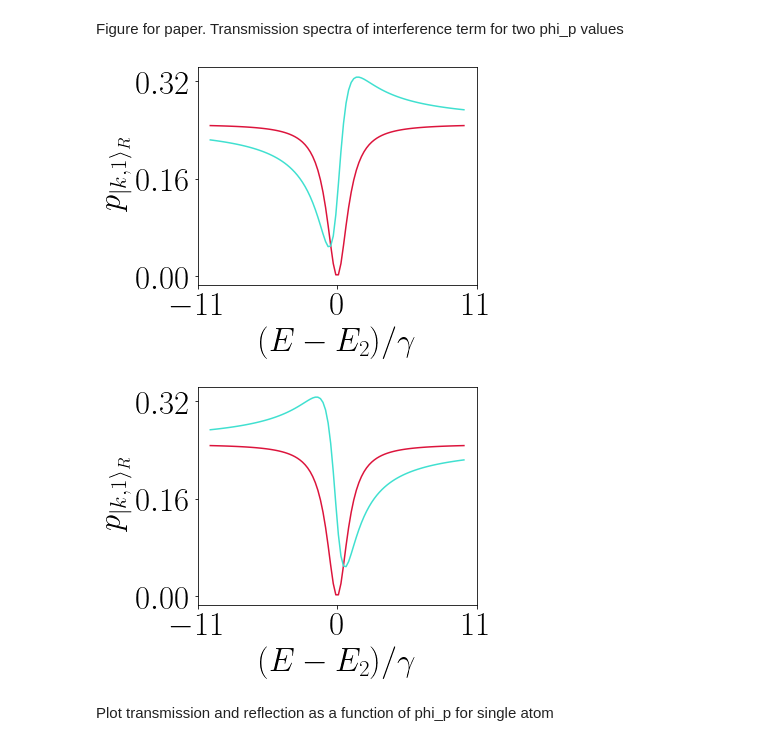
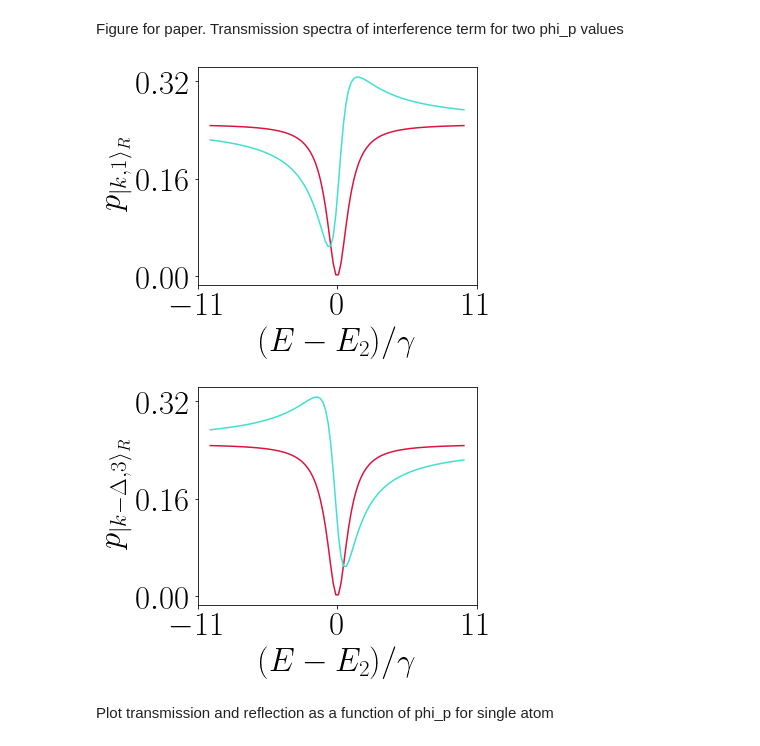
Before and after one commit to janetzhong/Three-Level-Waveguide-QED, a Jupyter notebook: Threelevel_singleatom_singlephoton_nondegenerate_twoway-dephasing.ipynb, the cells around one changed output. Drawn from its saved outputs; the diff is of its cells as text; code cells hidden in the pictures.

```diff
--- a/Threelevel_singleatom_singlephoton_nondegenerate_twoway.ipynb
+++ b/Threelevel_singleatom_singlephoton_nondegenerate_twoway-dephasing.ipynb
@@ -18,61 +18,61 @@ plt.rcParams.update({'font.size': 15})
 # %% [markdown]
 Define transmission and reflection in terms of energy (not frequency - E is conserved but k is not)
 # %%
-def trans1(E2,E,vg,g1,g3):
+def trans1(E2,E,vg,g1,g3,dephasing):
     """
     transmission of three-level atom through atom |1>, with atom initially in |1>
     """
     # E is total energy (E=E1+Ephoton)
-    return 1 - (g1**2)/(1j*(E2-E)*vg + g1**2 + g3**2)
+    return 1 - (g1**2)/(1j*(E2-E)*vg + g1**2 + g3**2 +dephasing)
 
-def ref1(E2,E,vg,g1,g3):
+def ref1(E2,E,vg,g1,g3,dephasing):
     """
     reflection of three-level atom through atom |1>, with atom initially in |1>
     """
     # E is total energy (E=E1+Ephoton)
-    return - (g1**2)/(1j*(E2-E)*vg + g1**2 + g3**2)
+    return - (g1**2)/(1j*(E2-E)*vg + g1**2 + g3**2+dephasing)
 
-def trans3(E2,E,vg,g1,g3):
+def trans3(E2,E,vg,g1,g3,dephasing):
     """
     transmission of three-level atom through atom |3>, with atom initially in |1>
     """
     # E is total energy (E=E1+Ephoton)
-    return - (g1*g3)/(1j*(E2-E)*vg + g1**2 + g3**2)
+    return - (g1*g3)/(1j*(E2-E)*vg + g1**2 + g3**2+dephasing)
 
-def ref3(E2,E,vg,g1,g3):
+def ref3(E2,E,vg,g1,g3,dephasing):
     """
     reflection of three-level atom through atom |3>, with atom initially in |1>
     """
     # E is total energy (E=E1+Ephoton)
-    return - (g1*g3)/(1j*(E2-E)*vg + g1**2 + g3**2)
+    return - (g1*g3)/(1j*(E2-E)*vg + g1**2 + g3**2+dephasing)
 
-def trans1p(E2,E,vg,g1,g3):
+def trans1p(E2,E,vg,g1,g3,dephasing):
     """
     transmission of three-level atom through atom |1>, with atom initially in |3>
     """
     # E is total energy (E=E3+Ephoton)
-    return - (g1*g3)/(1j*(E2-E)*vg + g1**2 + g3**2)
+    return - (g1*g3)/(1j*(E2-E)*vg + g1**2 + g3**2+dephasing)
 
-def ref1p(E2,E,vg,g1,g3):
+def ref1p(E2,E,vg,g1,g3,dephasing):
     """
     reflection of three-level atom through atom |1>, with atom initially in |3>
     """
     # E is total energy (E=E3+Ephoton)
-    return - (g1*g3)/(1j*(E2-E)*vg + g1**2 + g3**2)
+    return - (g1*g3)/(1j*(E2-E)*vg + g1**2 + g3**2+dephasing)
 
-def trans3p(E2,E,vg,g1,g3):
+def trans3p(E2,E,vg,g1,g3,dephasing):
     """
     transmission of three-level atom through atom |3>, with atom initially in |3>
     """
     # E is total energy (E=E3+Ephoton)
-    return 1 - (g3**2)/(1j*(E2-E)*vg + g1**2 + g3**2)
+    return 1 - (g3**2)/(1j*(E2-E)*vg + g1**2 + g3**2+dephasing)
 
-def ref3p(E2,E,vg,g1,g3):
+def ref3p(E2,E,vg,g1,g3,dephasing):
     """
     reflection of three-level atom through atom |3>, with atom initially in |3>
     """
     # E is total energy (E=E3+Ephoton)
-    return - (g3**2)/(1j*(E2-E)*vg + g1**2 + g3**2)
+    return - (g3**2)/(1j*(E2-E)*vg + g1**2 + g3**2+dephasing)
 # %% [markdown]
 in terms of frequency
 # %%
@@ -317,6 +318,7 @@ Figure for paper. Transmission spectra of interference term for two phi_p values
 E_array_min = 0
 E_array_max = 40
 E_array = np.linspace(E_array_min, E_array_max, 100)
+dephasing = 0
 
 def plot_interference_trans(phi_p):
     phi_p = phi_p
@@ -331,8 +333,8 @@ def plot_interference_trans(phi_p):
     amp3 = B*C*exp(1j*phi_p)
     amp4 = B*D*exp(1j*(phi_a+phi_p))
     #Energy subspace A and D
-    p_k_1R=[abs(A*C*trans1(E2,E,vg,g1,g3) + B*D*exp(1j*(phi_a+phi_p))*trans1p(E2,E,vg,g1,g3))**2 for E in E_array]
-    p_kmD_3R=[abs(A*C*trans3(E2,E,vg,g1,g3) + B*D*exp(1j*(phi_a+phi_p))*trans3p(E2,E,vg,g1,g3))**2 for E in E_array]
+    p_k_1R=[abs(A*C*trans1(E2,E,vg,g1,g3,dephasing) + B*D*exp(1j*(phi_a+phi_p))*trans1p(E2,E,vg,g1,g3,dephasing))**2 for E in E_array]
+    p_kmD_3R=[abs(A*C*trans3(E2,E,vg,g1,g3,dephasing) + B*D*exp(1j*(phi_a+phi_p))*trans3p(E2,E,vg,g1,g3,dephasing))**2 for E in E_array]
     return p_k_1R, p_kmD_3R
 
 
@@ -350,35 +352,35 @@ plt.plot((E_array-E2)/2,p_k_1Rexample2, label= '$\phi_p= \pi/2$',c='turquoise')
 #ymin, ymax = plt.gca().get_ylim()
 #plt.yticks(np.round(np.linspace(ymin, ymax, 3), 2))
 plt.yticks(np.round(np.linspace(0, 0.32, 3), 2))
 xmin, xmax = plt.gca().get_xlim()
 plt.xticks(np.round(np.linspace(xmin, xmax, 3), 2))
 plt.xlabel(" $(E -E_2)/\gamma$")
 plt.ylabel(r" $p_{|k,1\rangle_R}$")
 #plt.title("transmission through $|1 \rangle$")
 #plt.legend(frameon=False, loc='lower left')
 #plt.legend(bbox_to_anchor=(0,1.02,1,0.2), loc="lower left",
 #                mode="expand", borderaxespad=0, ncol=6,handlelength=0.5)
 plt.show()
 
 plt.figure(figsize=(5,4))
 plt.plot((E_array-E2)/2,p_kmD_3R_example1, label= '$\phi_p = 0$',c='crimson')
 plt.plot((E_array-E2)/2,p_kmD_3R_example2, label= '$\phi_p= \pi/2$',c='turquoise')
 #set number of ticks
 #ymin, ymax = plt.gca().get_ylim()
 #plt.yticks(np.round(np.linspace(ymin, ymax, 3), 2))
 plt.yticks(np.round(np.linspace(0, 0.32, 3), 2))
 xmin, xmax = plt.gca().get_xlim()
 plt.xticks(np.round(np.linspace(xmin, xmax, 3), 2))
 plt.xlabel(" $(E -E_2)/\gamma$")
-plt.ylabel(r" $p_{|k,1\rangle_R}$")
+plt.ylabel(r" $p_{|k-\Delta,3\rangle_R}$")
 #plt.title("transmission through $|3\rangle$")
 #plt.legend(frameon=False, loc='lower left')
 #plt.legend(bbox_to_anchor=(0,1.02,1,0.2), loc="lower left",
 #                mode="expand", borderaxespad=0, ncol=6,handlelength=0.5)
 plt.show()
 # %% [output]
 [figure]
-[figure, old version]
+[figure, new version]
 # %% [markdown]
 Plot transmission and reflection as a function of phi_p for single atom
 # %%
```
Also changed, not shown: parts of 4 cells of this notebook.
